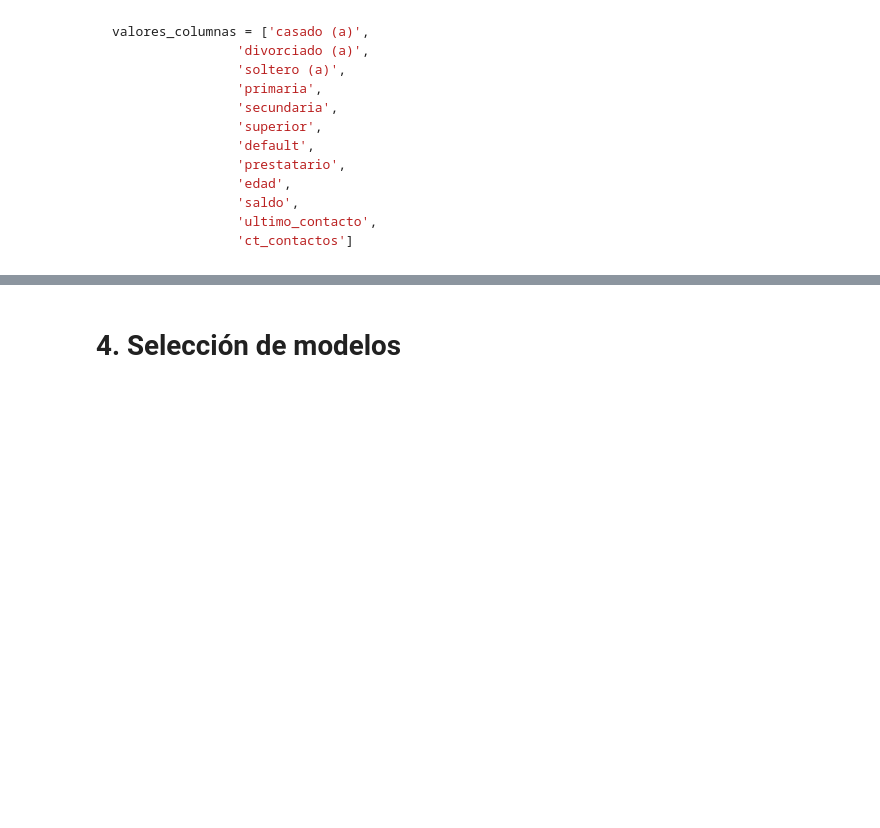
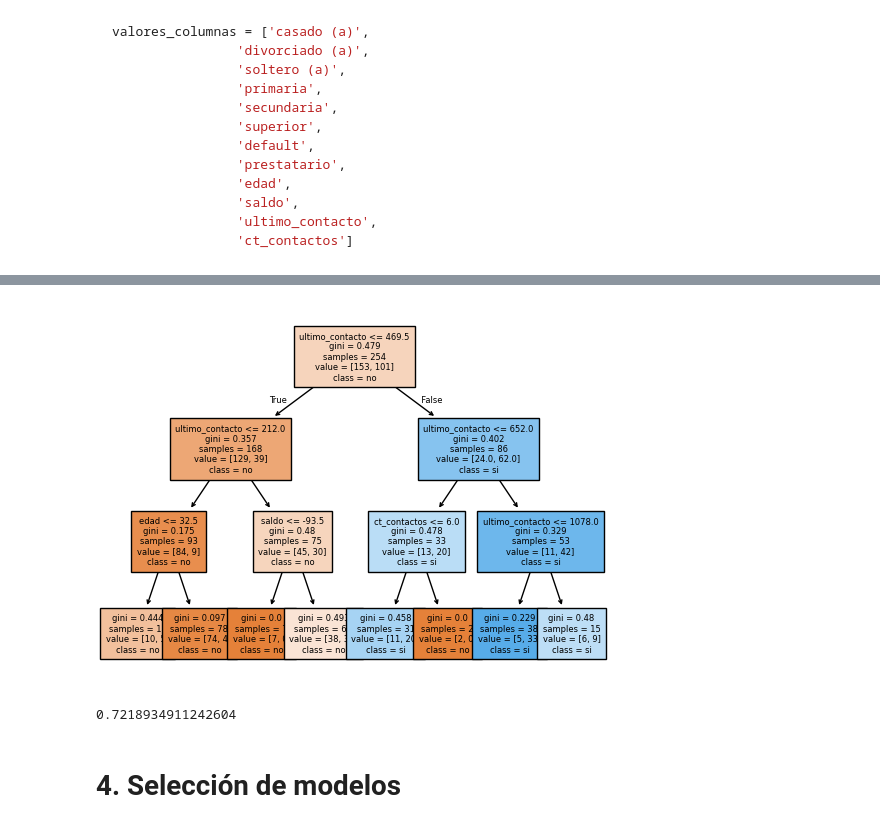
Before and after one commit to yuri19762008/001_ORACLE, a Jupyter notebook: 017_CLASIFICAR_DATOS_CON_MACHINE_LEARNING/Clasificacion_primeros_pasos.ipynb, the cells around one changed output, grey strips where cells are left out. Saved outputs shown, nothing was run; the diff lists cells and outputs as text; code cells hidden in the pictures; blank space fills up the shorter version.

```diff
--- a/017_CLASIFICAR_DATOS_CON_MACHINE_LEARNING/Clasificacion_primeros_pasos.ipynb
+++ b/017_CLASIFICAR_DATOS_CON_MACHINE_LEARNING/Clasificacion_primeros_pasos.ipynb
@@ -252,3 +310,12 @@ valores_columnas = ['casado (a)',
+# %%
+plt.Figure(figsize=(12,6))
+plot_tree(modelo_arbol, filled=True, class_names=['no', 'si'], fontsize=6, feature_names=valores_columnas);
+# %% [output]
+[figure, added]
+# %%
+modelo_arbol.score(X_train,y_train)
+# %% [output]
+0.7218934911242604
 # %% [markdown]
 # 4. Selección de modelos
 # %% [markdown]
```
Also changed, not shown: parts of 32 cells of this notebook, 2 other files.
